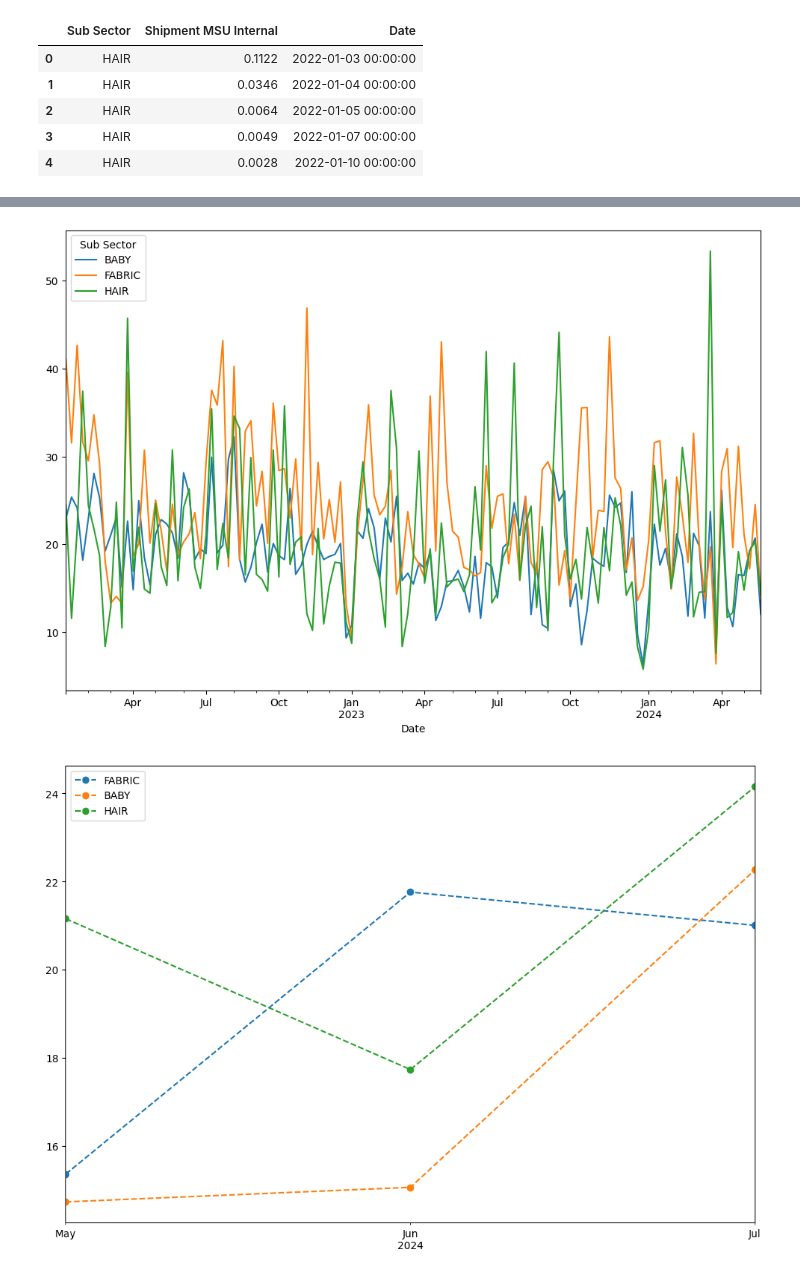
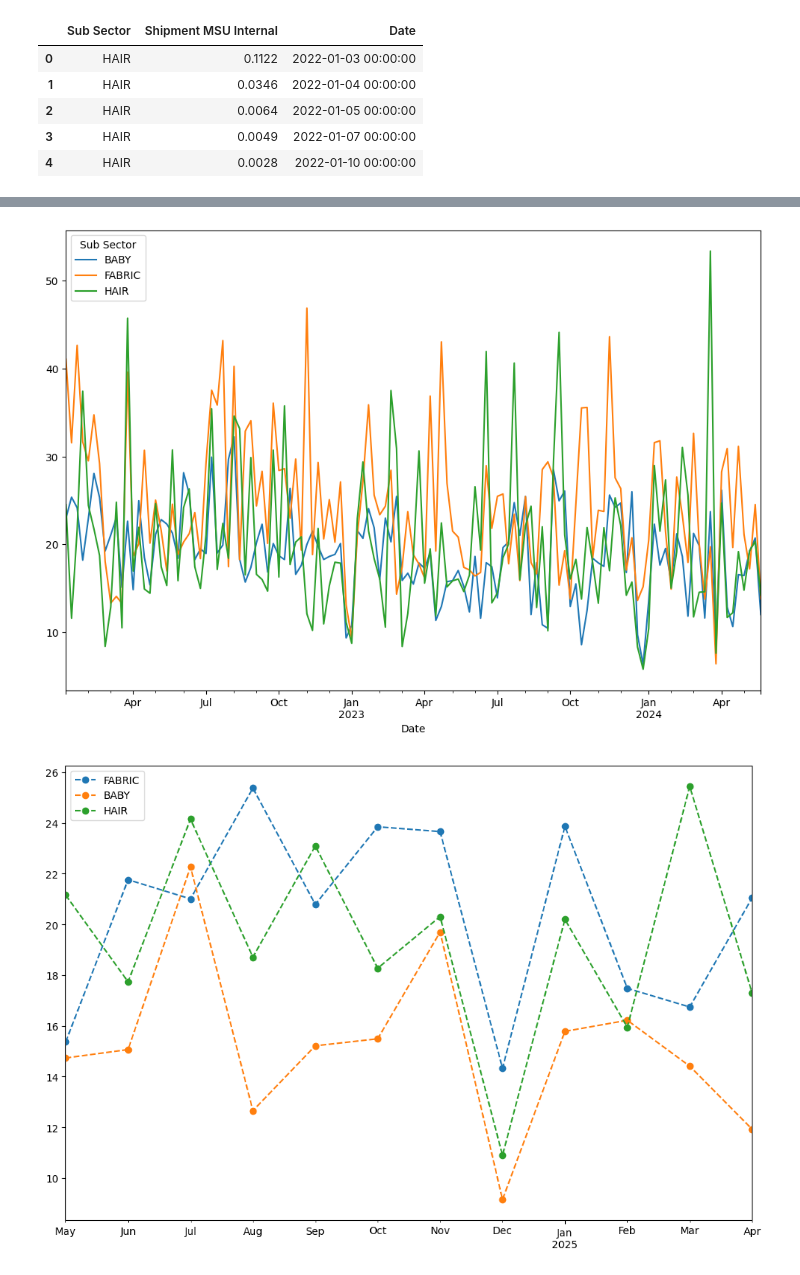
Before and after one commit to piarocket/Project, a Jupyter notebook: Vol_Forecasting_multi.ipynb, the cells around one changed output, grey strips where cells are left out. Saved outputs shown, nothing was run; the diff lists cells and outputs as text; code cells hidden in the pictures.

```diff
--- a/Vol_Forecasting_multi.ipynb
+++ b/Vol_Forecasting_multi.ipynb
@@ -122,14 +122,14 @@ for group, subgroups in hierarchy.items():
     model = Prophet()
     model.fit(group_data)
 
-    future = model.make_future_dataframe(periods=3, freq='M')
+    future = model.make_future_dataframe(periods=12, freq='M')
     group_forecast = model.predict(future)
 
-    forecast[group] = group_forecast['yhat'].tail(3)
+    forecast[group] = group_forecast['yhat'].tail(12)
 
 # Set the index of the forecast DataFrame
 last_date = y.index[-1]
-forecast.index = pd.date_range(start=last_date, periods=3, freq='M')
+forecast.index = pd.date_range(start=last_date, periods=12, freq='M')
 
 print(forecast)
 
@@ -155,2 +163,2 @@ Importing plotly failed. Interactive plots will not work.
 [figure]
-[figure, old version]
+[figure, new version]
```
Also changed, not shown: parts of 4 cells of this notebook.
